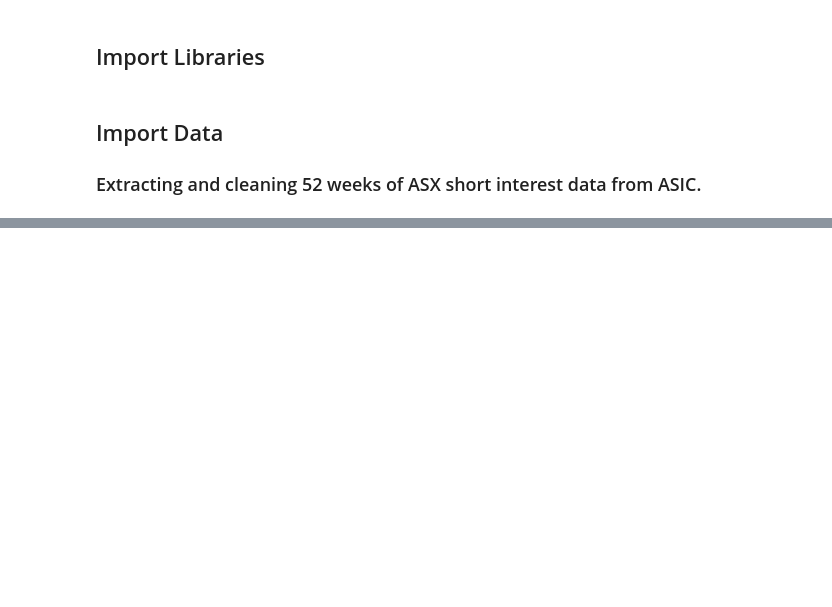
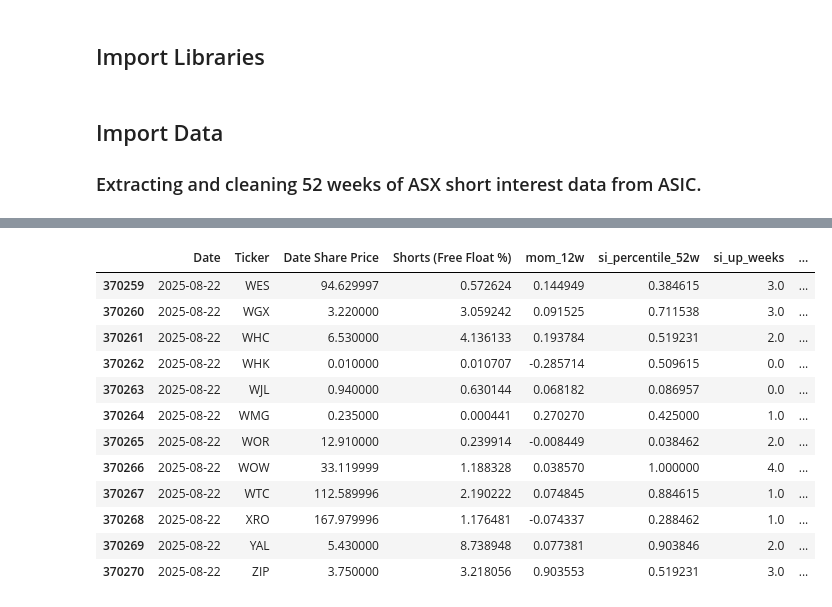
Before and after one commit to Taff1887/short-king, a Jupyter notebook: Short King.ipynb, the cells around one changed output, grey strips where cells are left out. Cells and saved outputs as stored; diff of their text form; code cells hidden in the pictures; blank space fills up the shorter version.

```diff
--- a/Short King.ipynb
+++ b/Short King.ipynb
@@ -1189,0 +352,53 @@ Open positions at end: ['BRG', 'LTR', 'IMU', 'PLS', 'CTD', 'NUF', 'MIN', 'IGO',
+# %%
+# ---------- Build Signals ----------
+def build_signals(df: pd.DataFrame) -> pd.DataFrame:
+    df = df.copy()
+    g = df.groupby("Ticker", group_keys=False)
+
+    # --- 1. Momentum (12-week return)
+    df["mom_12w"] = g["Date Share Price"].transform(lambda x: x.pct_change(periods=12))
+
+    # --- 2. Short interest percentile (52 weeks)
+    def rolling_percentile(x, window=52):
+        return x.rolling(window, min_periods=12).apply(
+            lambda s: pd.Series(s).rank(pct=True).iloc[-1], raw=False
+        )
+    df["si_percentile_52w"] = g["Shorts (Free Float %)"].transform(rolling_percentile)
+
+    # --- 3. Persistence of SI build (count of up weeks in last 5)
+    def count_up_weeks(x):
+        return x.diff().gt(0).rolling(5, min_periods=3).sum()
+    df["si_up_weeks"] = g["Shorts (Free Float %)"].transform(count_up_weeks)
+
+    # --- 4. Interaction: momentum × SI
+    df["mom_si_interact"] = df["mom_12w"] * df["Shorts (Free Float %)"]
+
+    # --- 5. Volatility (4-week rolling std of returns)
+    df["ret_1w"] = g["Date Share Price"].transform(lambda x: x.pct_change(periods=1))
+    df["vol_4w"] = g["ret_1w"].transform(lambda x: x.rolling(4, min_periods=3).std())
+
+    return df
+
+# ---------- Apply ----------
+signals_df = build_signals(hist_df)
+
+# ---------- Preview ----------
+display(signals_df.tail(12)[[
+    "Date", "Ticker", "Date Share Price", "Shorts (Free Float %)",
+    "mom_12w", "si_percentile_52w", "si_up_weeks",
+    "mom_si_interact", "vol_4w"
+]])
+# %% [output]
+|  | Date | Ticker | Date Share Price | Shorts (Free Float %) | mom_12w | si_percentile_52w | si_up_weeks | ... |
+| 370259 | 2025-08-22 | WES | 94.629997 | 0.572624 | 0.144949 | 0.384615 | 3.0 | ... |
+| 370260 | 2025-08-22 | WGX | 3.220000 | 3.059242 | 0.091525 | 0.711538 | 3.0 | ... |
+| 370261 | 2025-08-22 | WHC | 6.530000 | 4.136133 | 0.193784 | 0.519231 | 2.0 | ... |
+| 370262 | 2025-08-22 | WHK | 0.010000 | 0.010707 | -0.285714 | 0.509615 | 0.0 | ... |
+| 370263 | 2025-08-22 | WJL | 0.940000 | 0.630144 | 0.068182 | 0.086957 | 0.0 | ... |
+| 370264 | 2025-08-22 | WMG | 0.235000 | 0.000441 | 0.270270 | 0.425000 | 1.0 | ... |
+| 370265 | 2025-08-22 | WOR | 12.910000 | 0.239914 | -0.008449 | 0.038462 | 2.0 | ... |
+| 370266 | 2025-08-22 | WOW | 33.119999 | 1.188328 | 0.038570 | 1.000000 | 4.0 | ... |
+| 370267 | 2025-08-22 | WTC | 112.589996 | 2.190222 | 0.074845 | 0.884615 | 1.0 | ... |
+| 370268 | 2025-08-22 | XRO | 167.979996 | 1.176481 | -0.074337 | 0.288462 | 1.0 | ... |
+| 370269 | 2025-08-22 | YAL | 5.430000 | 8.738948 | 0.077381 | 0.903846 | 2.0 | ... |
+| 370270 | 2025-08-22 | ZIP | 3.750000 | 3.218056 | 0.903553 | 0.519231 | 3.0 | ... |
```
Also changed, not shown: parts of 47 cells of this notebook.
